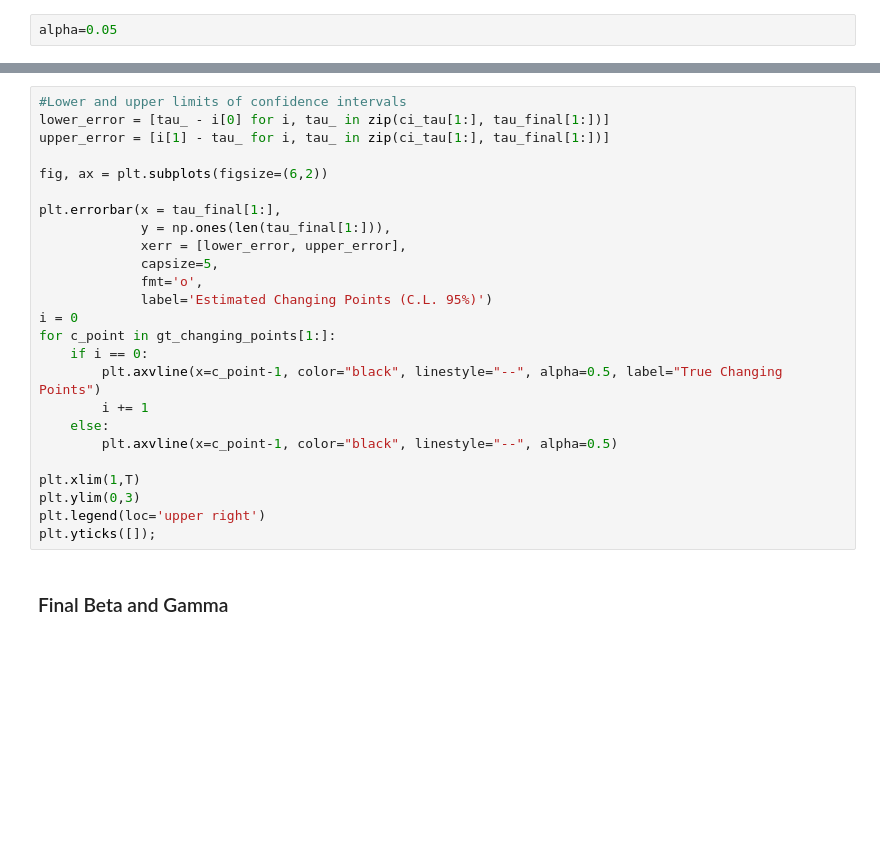
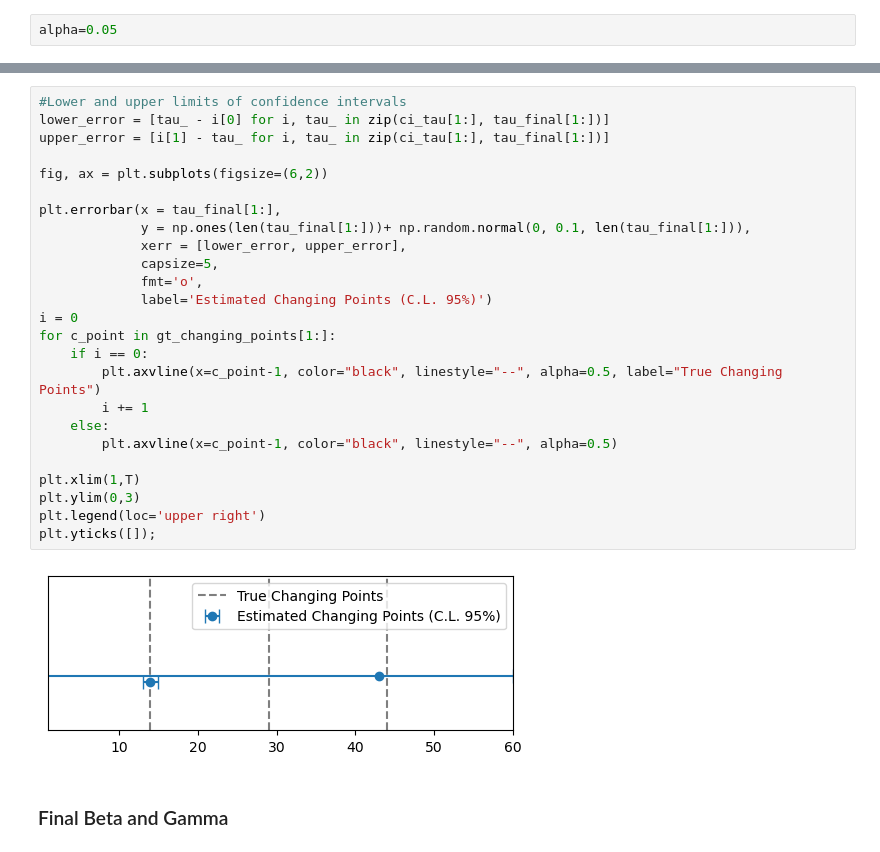
Before and after one commit to threeblueonebrowneyes/bayesian-sir-with-changing-points, a Jupyter notebook: Bayes_SIR.ipynb, the cells around one changed output, grey strips where cells are left out. Drawn from its saved outputs; the diff is of its cells as text; blank space fills up the shorter version.

```diff
--- a/Bayes_SIR.ipynb
+++ b/Bayes_SIR.ipynb
@@ -623,28 +621,30 @@ TypeError: possible_taus() takes 2 positional arguments but 3 were given
 # %%
 #Lower and upper limits of confidence intervals
 lower_error = [tau_ - i[0] for i, tau_ in zip(ci_tau[1:], tau_final[1:])]
 upper_error = [i[1] - tau_ for i, tau_ in zip(ci_tau[1:], tau_final[1:])]
 
 fig, ax = plt.subplots(figsize=(6,2))
 
 plt.errorbar(x = tau_final[1:],
-             y = np.ones(len(tau_final[1:])),
+             y = np.ones(len(tau_final[1:]))+ np.random.normal(0, 0.1, len(tau_final[1:])),
              xerr = [lower_error, upper_error],
              capsize=5,
              fmt='o',
              label='Estimated Changing Points (C.L. 95%)')
 i = 0
 for c_point in gt_changing_points[1:]:
     if i == 0:
         plt.axvline(x=c_point-1, color="black", linestyle="--", alpha=0.5, label="True Changing Points")
         i += 1
     else:
         plt.axvline(x=c_point-1, color="black", linestyle="--", alpha=0.5)
 
 plt.xlim(1,T)
 plt.ylim(0,3)
 plt.legend(loc='upper right')
 plt.yticks([]);
+# %% [output]
+[figure, added]
 # %% [markdown]
 ### Final Beta and Gamma
 # %%
```
Also changed, not shown: parts of 31 cells of this notebook, 3 other files.
